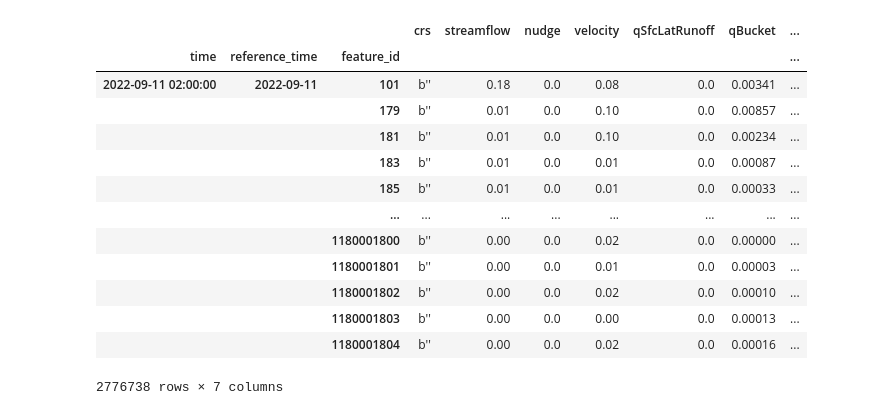
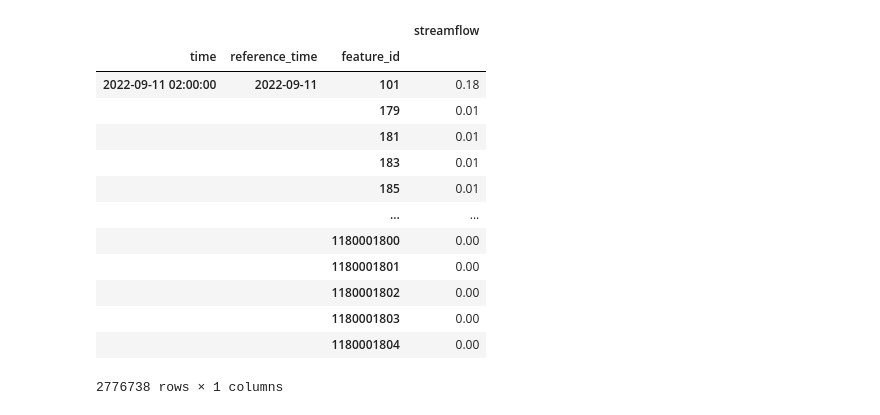
Before and after one commit to AlabamaWaterInstitute/data_access_examples, a Jupyter notebook: parquet-demo-short-range-18files.ipynb, the cells around one changed output. Cells and saved outputs as stored; diff of their text form; code cells hidden in the pictures.

Commit message:
Updated code to write single parquet file with four columns - streamflow, time, reference_time, feature_id.

```diff
--- a/parquet-demo-short-range-18files.ipynb
+++ b/parquet-demo-short-range-18files.ipynb
@@ -56,16 +97,17 @@ Data variables:
 # %%
-
-
+# Read parquet file
 ddf = dd.read_parquet(
-    "data/multiple_files_short_range_18files.parquet"
+    "data/multiple_files_short_range_18files_new.parquet"
     , storage_options={"anon": True}
     #, columns=["streamflow", "velocity"]
     #index="reference_time",
 
 )
 
-result = ddf.shape[0].compute()
+#result = ddf.shape[0].compute()
 result = ddf.compute()
 #%time result
 %time ddf.loc['2022-09-11 02:00'].compute()
+#pip install parquet-tools
+#parquet-tools --help
 # %% [output]
@@ -74,14 +116,14 @@ Wall time: 16.4 s
-|  |  |  | crs | streamflow | nudge | velocity | qSfcLatRunoff | qBucket | ... |
-| time | reference_time | feature_id |  |  |  |  |  |  | ... |
-| 2022-09-11 02:00:00 | 2022-09-11 | 101 | b'' | 0.18 | 0.0 | 0.08 | 0.0 | 0.00341 | ... |
-|  |  | 179 | b'' | 0.01 | 0.0 | 0.10 | 0.0 | 0.00857 | ... |
-|  |  | 181 | b'' | 0.01 | 0.0 | 0.10 | 0.0 | 0.00234 | ... |
-|  |  | 183 | b'' | 0.01 | 0.0 | 0.01 | 0.0 | 0.00087 | ... |
-|  |  | 185 | b'' | 0.01 | 0.0 | 0.01 | 0.0 | 0.00033 | ... |
-|  |  | ... | ... | ... | ... | ... | ... | ... | ... |
-|  |  | 1180001800 | b'' | 0.00 | 0.0 | 0.02 | 0.0 | 0.00000 | ... |
-|  |  | 1180001801 | b'' | 0.00 | 0.0 | 0.01 | 0.0 | 0.00003 | ... |
-|  |  | 1180001802 | b'' | 0.00 | 0.0 | 0.02 | 0.0 | 0.00010 | ... |
-|  |  | 1180001803 | b'' | 0.00 | 0.0 | 0.00 | 0.0 | 0.00013 | ... |
-|  |  | 1180001804 | b'' | 0.00 | 0.0 | 0.02 | 0.0 | 0.00016 | ... |
+|  |  |  | streamflow |
+| time | reference_time | feature_id |  |
+| 2022-09-11 02:00:00 | 2022-09-11 | 101 | 0.18 |
+|  |  | 179 | 0.01 |
+|  |  | 181 | 0.01 |
+|  |  | 183 | 0.01 |
+|  |  | 185 | 0.01 |
+|  |  | ... | ... |
+|  |  | 1180001800 | 0.00 |
+|  |  | 1180001801 | 0.00 |
+|  |  | 1180001802 | 0.00 |
+|  |  | 1180001803 | 0.00 |
+|  |  | 1180001804 | 0.00 |
-2776738 rows × 7 columns
+2776738 rows × 1 columns
```
Also changed, not shown: parts of 8 cells of this notebook.
